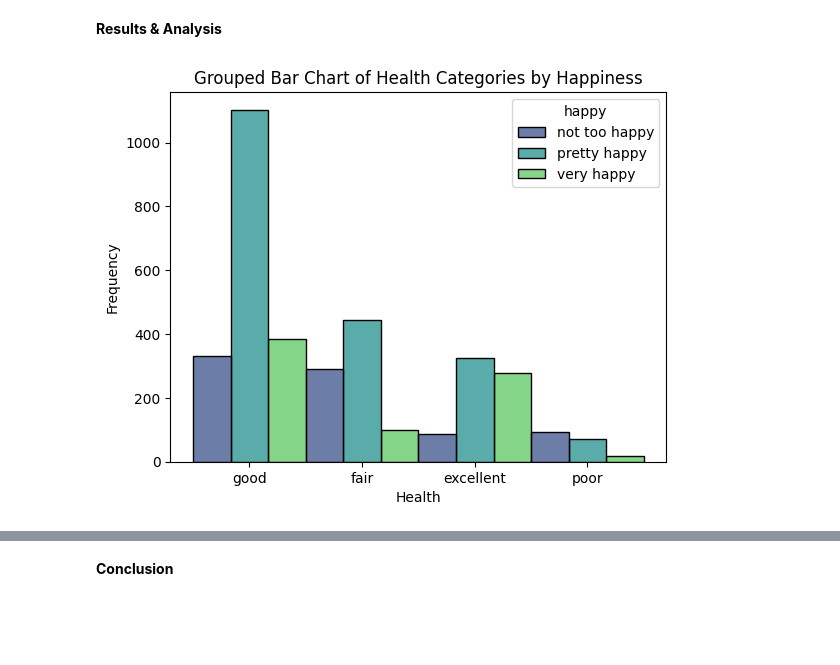
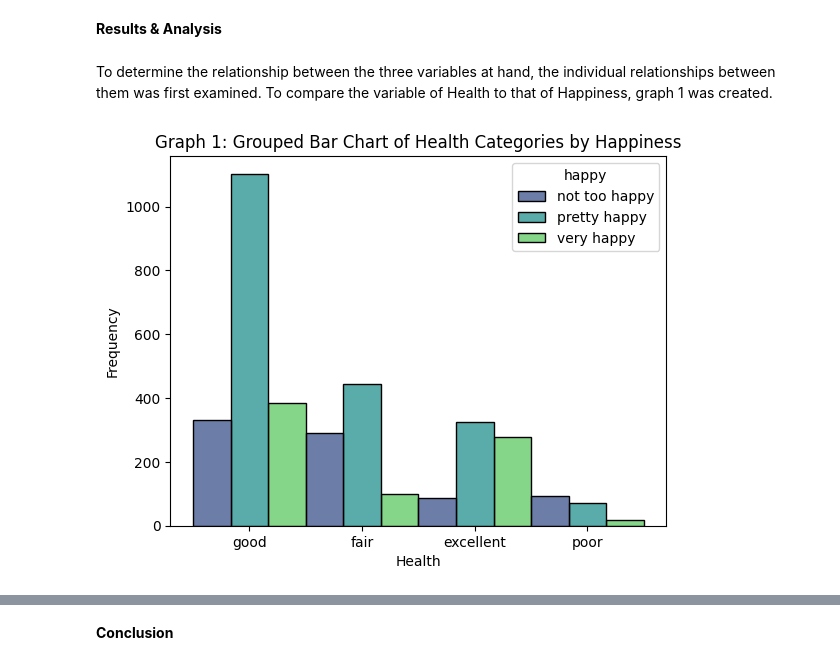
Before and after one commit to DS3001/group3, a Jupyter notebook: Project1.ipynb, the cells around one changed output, grey strips where cells are left out. Cells and saved outputs as stored; diff of their text form; code cells hidden in the pictures; blank space fills up the shorter version.

```diff
--- a/Project1.ipynb
+++ b/Project1.ipynb
@@ -83,13 +83,15 @@ print(df['health'].isnull().sum())
 0
 # %% [markdown]
 **Results & Analysis**
+# %% [markdown]
+To determine the relationship between the three variables at hand, the individual relationships between them was first examined. To compare the variable of Health to that of Happiness, graph 1 was created.
 # %%
 sns.histplot(data=df, x='health', hue='happy', multiple='dodge', palette='viridis')
 
 plt.xlabel('Health')
 plt.ylabel('Frequency')
-plt.title('Grouped Bar Chart of Health Categories by Happiness')
+plt.title('Graph 1: Grouped Bar Chart of Health Categories by Happiness')
 
 plt.show()
 # %% [output]
-[figure, old version]
+[figure, new version]
```
Also changed, not shown: parts of 8 cells of this notebook.
